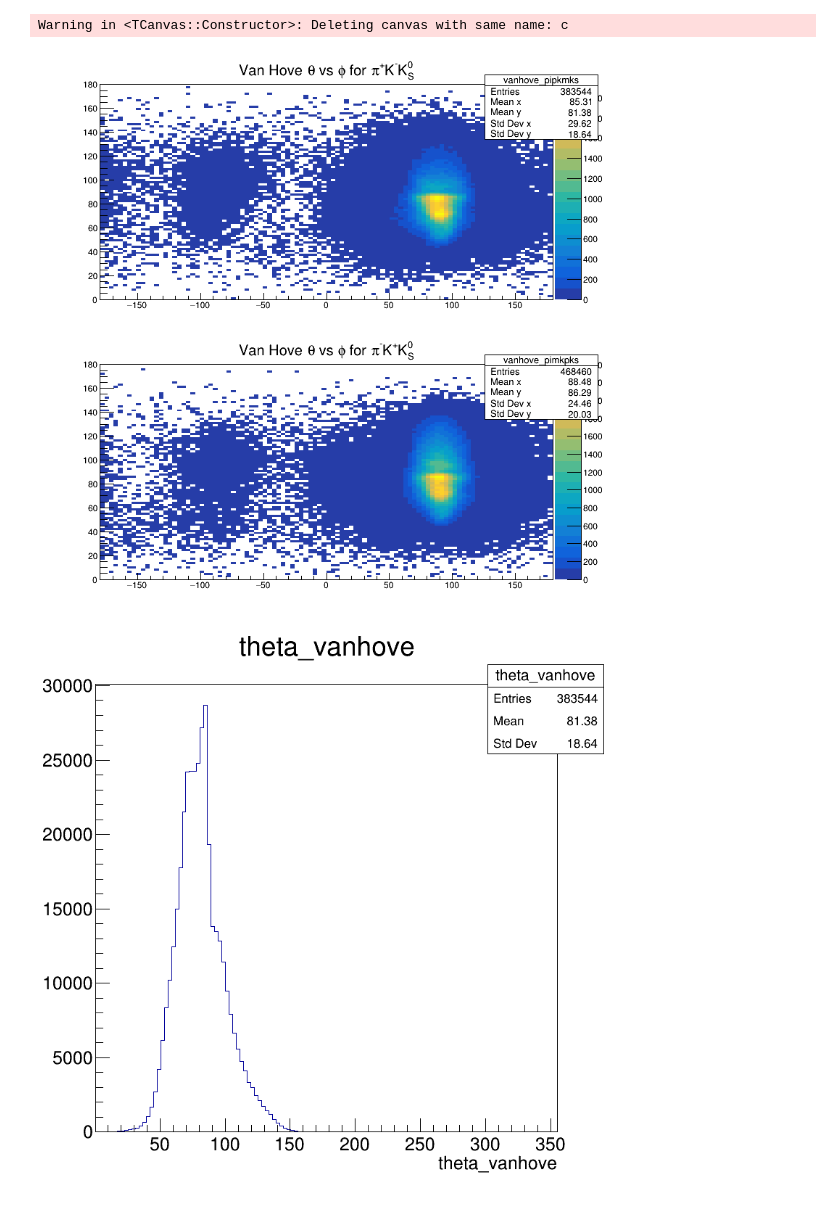
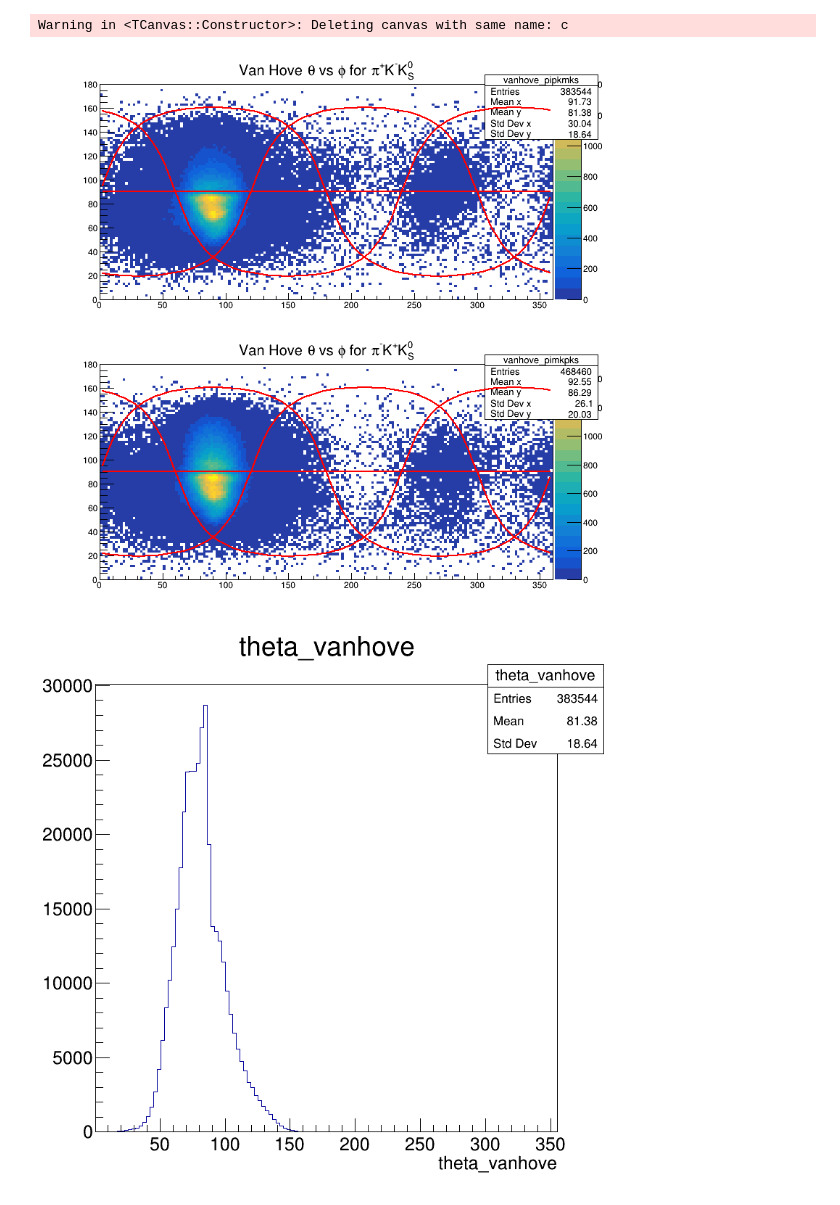
Before and after one commit to tylerviducic/gluex, a Jupyter notebook: charge_asymmetry_study/vanhove.ipynb, the cells around one changed output. Cells and saved outputs as stored; diff of their text form; code cells hidden in the pictures.

Commit message:
added positive vanhove

```diff
--- a/charge_asymmetry_study/vanhove.ipynb
+++ b/charge_asymmetry_study/vanhove.ipynb
@@ -69,20 +74,20 @@ def define_vanhove(channel, run_period, data_type, thrown=False, filtered=True):
     df = df.Define('x', 'sqrt(3.0/8.0)*(q3-q2)')
     df = df.Define('y', 'sqrt(1.0/8.0)*( (2.0*q1) + (3.0*q2) + (3.0*q3) )')
     df = df.Define('theta_vanhove', 'TMath::RadToDeg() * atan2(sqrt(x*x + y*y), z)')
-    df = df.Define('phi_vanhove', 'TMath::RadToDeg() * atan2(y, x)')
-
-
+    df = df.Define('phi_vanhove_neg', 'TMath::RadToDeg() * atan2(y, x)')
+    df = df.Define('phi_vanhove', 'Numba::positive_vanhove(phi_vanhove_neg)')
 
     return df
 # %%
 df_pipkmks = define_vanhove('pipkmks', 'gluex1', 'data')
 df_pimkpks = define_vanhove('pimkpks', 'gluex1', 'data')
 # %%
-hist_pipkmks = df_pipkmks.Filter(cuts.KSTAR_ALL_CUT_PIPKMKS).Histo2D(('vanhove_pipkmks', 'Van Hove #theta vs #phi for #pi^{+}K^{-}K_{S}^{0}', 100, -180, 180, 100, 0, 180), 'phi_vanhove', 'theta_vanhove')
-hist_pimkpks = df_pimkpks.Filter(cuts.KSTAR_ALL_CUT_PIMKPKS).Histo2D(('vanhove_pimkpks', 'Van Hove #theta vs #phi for #pi^{-}K^{+}K_{S}^{0}', 100, -180, 180, 100, 0, 180), 'phi_vanhove', 'theta_vanhove')
+hist_pipkmks = df_pipkmks.Filter(cuts.KSTAR_ALL_CUT_PIPKMKS).Histo2D(('vanhove_pipkmks', 'Van Hove #theta vs #phi for #pi^{+}K^{-}K_{S}^{0}', 180, 0, 360, 90, 0, 180), 'phi_vanhove', 'theta_vanhove')
+hist_pimkpks = df_pimkpks.Filter(cuts.KSTAR_ALL_CUT_PIMKPKS).Histo2D(('vanhove_pimkpks', 'Van Hove #theta vs #phi for #pi^{-}K^{+}K_{S}^{0}', 180, 0, 360, 90, 0, 180), 'phi_vanhove', 'theta_vanhove')
 # hist_theta_pipkmks = df_pipkmks.Filter(cuts.KSTAR_ALL_CUT_PIPKMKS).Histo1D(('vanhove_theta', 'Van Hove #theta for #pi^{+}K^{-}K_{S}^{0}', 100, 0, 180), 'theta_vanhove')
 hist_theta_pipkmks = df_pipkmks.Filter(cuts.KSTAR_ALL_CUT_PIPKMKS).Histo1D('theta_vanhove')
-hist_kkpi_pipkms = df_pipkmks.Filter(cuts.KSTAR_ALL_CUT_PIPKMKS).Histo1D(('pipkmks', 'M(KK#pi)', 90, 1.1, 2.0), 'pipkmks_m')
+hist_kkpi_pipkmks = df_pipkmks.Filter(cuts.KSTAR_ALL_CUT_PIPKMKS).Histo1D(('pipkmks', 'M(KK#pi)', 90, 1.1, 2.0), 'pipkmks_m')
+hist_kkpi_pimkpks = df_pimkpks.Filter(cuts.KSTAR_ALL_CUT_PIMKPKS).Histo1D(('pimkpks', 'M(KK#pi)', 90, 1.1, 2.0), 'pimkpks_m')
 
 # no kstar cuts
 # hist_pipkmks = df_pipkmks.Histo2D(('vanhove_pipkmks', 'Van Hove #theta vs #phi for #pi^{+}K^{-}K_{S}^{0}', 100, -180, 180, 100, 0, 180), 'phi_vanhove', 'theta_vanhove')
@@ -99,17 +104,35 @@ hist_kkpi_pipkms = df_pipkmks.Filter(cuts.KSTAR_ALL_CUT_PIPKMKS).Histo1D(('pipkm
 # stats_theta = df_pipkmks.Stats('theta_vanhove')
 # print(stats_phi.Print())
 # print(stats_theta.Print())
+# %%
+# TF1* q1 = new TF1( "q1", "1.5708", 0, 7 );
+# TF1* q2 = new TF1( "q2", "atan2( 1, ( 2*sqrt(2)*sin(x-1.05) ) )", 0, 7 );
+# TF1* q3 = new TF1( "q3", "atan2( 1, ( 2*sqrt(2)*sin(x-3.1416) ) )", 0, 7 );
+# TF1* q4 = new TF1( "q4", "atan2( 1, ( 2*sqrt(2)*sin(x-5.236) ) )", 0, 7 );
+
+fq1 = ROOT.TF1('q1', 'TMath::RadToDeg() * 1.5708', 0, 360)
+fq2 = ROOT.TF1('q2', 'TMath::RadToDeg()* atan2(1, (2*sqrt(2)*sin((x*TMath::Pi()/180)-1.05)))', 0, 360)
+fq3 = ROOT.TF1('q3', 'TMath::RadToDeg() * atan2(1, (2*sqrt(2)*sin((x*TMath::Pi()/180)-3.1416)))', 0, 360)
+fq4 = ROOT.TF1('q4', 'TMath::RadToDeg() * atan2(1, (2*sqrt(2)*sin((x*TMath::Pi()/180)-5.236)))', 0, 360)
 # %%
 c = ROOT.TCanvas('c', 'c', 800, 800)
 c.Divide(1, 2)
 c.cd(1)
 hist_pipkmks.Draw('colz')
+fq1.Draw('same')
+fq2.Draw('same')
+fq3.Draw('same')
+fq4.Draw('same')
 c.cd(2)
 hist_pimkpks.Draw('colz')
+fq1.Draw('same')
+fq2.Draw('same')
+fq3.Draw('same')
+fq4.Draw('same')
 c.Draw()
 # %% [output]
 Warning in <TCanvas::Constructor>: Deleting canvas with same name: c
-[figure, old version]
+[figure, new version]
 # %%
 c.Clear()
 hist_theta_pipkmks.Draw()
```
Also changed, not shown: parts of 5 cells of this notebook.
